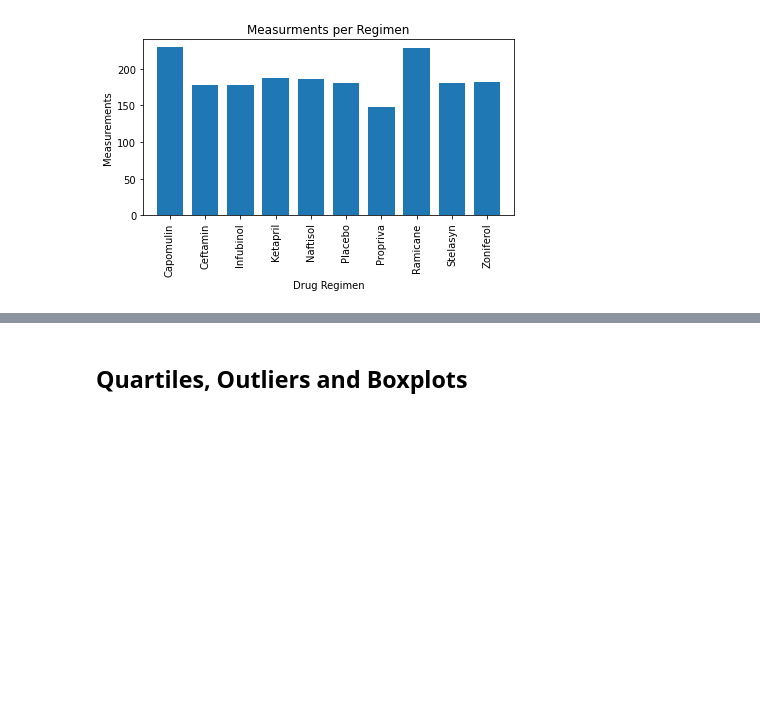
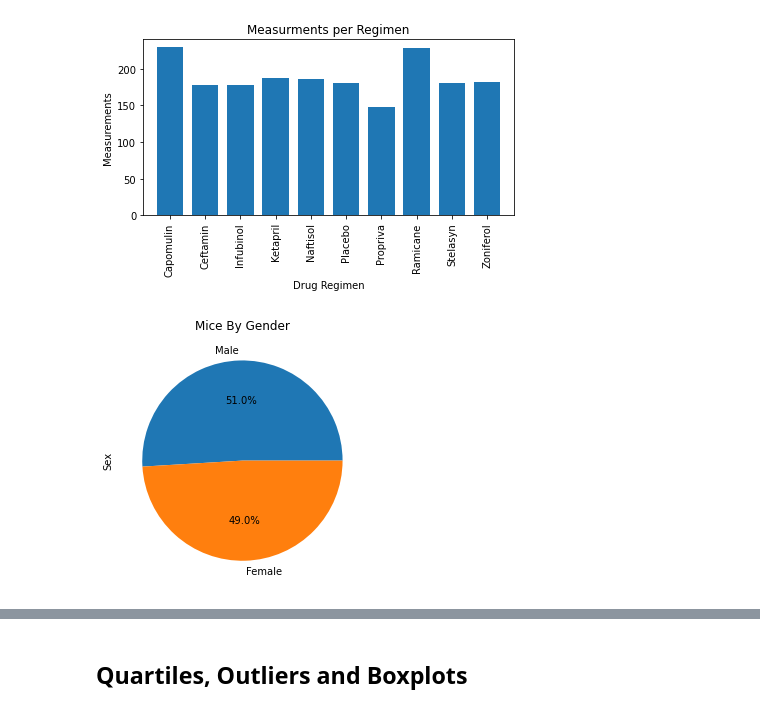
Before and after one commit to gregb23/Matplotlib-Homework, a Jupyter notebook: Pymaceuticals/pymaceuticals.ipynb, the cells around one changed output, grey strips where cells are left out. Saved outputs shown, nothing was run; the diff lists cells and outputs as text; code cells hidden in the pictures; blank space fills up the shorter version.

Commit message:
completed bar and pie charts

```diff
--- a/Pymaceuticals/pymaceuticals.ipynb
+++ b/Pymaceuticals/pymaceuticals.ipynb
@@ -197,5 +197,13 @@ plt.show()
 [figure]
 # %%
 # Generate a pie plot showing the distribution of female versus male mice using pandas
+
+new_combine_ms_df["Sex"].value_counts().plot(kind = "pie",
+                                             title = "Mice By Gender", autopct="%1.1f%%")
+
+plt.tight_layout()
+plt.show()
+# %% [output]
+[figure, added]
 # %%
 # Generate a pie plot showing the distribution of female versus male mice using pyplot
```
Also changed, not shown: parts of 1 cell of this notebook.
